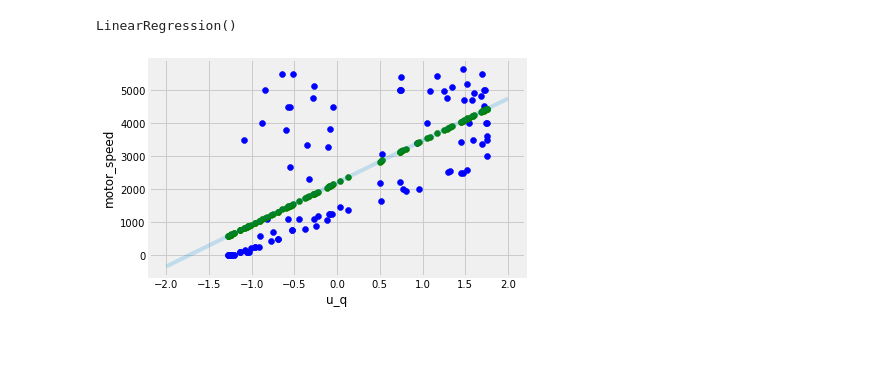
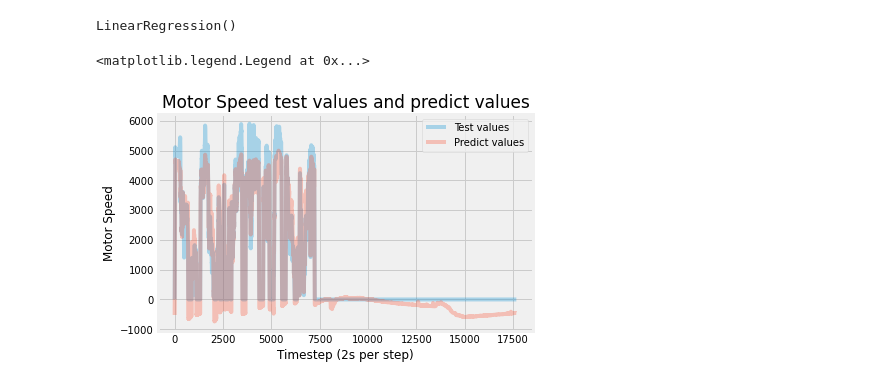
Before and after one commit to svetlz/HW, a Jupyter notebook: Дополнение к HW.ipynb, the cells around one changed output. Cells and saved outputs as stored; diff of their text form; code cells hidden in the pictures; blank space fills up the shorter version.

```diff
--- a/Дополнение к HW.ipynb
+++ b/Дополнение к HW.ipynb
@@ -36,9 +51,11 @@ df81
+# %%
+#X_train = df_train[['u_q']]
+X_train = df_train.drop(['motor_speed','torque','stator_tooth','profile_id'],axis=1) # деление на признаки (и удаление некоторых признаков) и целевую переменную трейн данные
+y_train = df_train['motor_speed']
 # %%
-X = df[['u_q']]
-y = df['motor_speed']
+#X_test = df_test[['u_q']]
+X_test = df_test.drop(['motor_speed','torque','stator_tooth','profile_id'],axis=1) # деление на признаки (и удаление некоторых признаков) и целевую переменную тест данные
+y_test = df_test['motor_speed']
-# %%
-from sklearn.model_selection import train_test_split
-X_train, X_test, y_train, y_test = train_test_split(X, y, test_size=0.2,random_state = 0)
 # %%
 cols = X_train.columns
 from sklearn.preprocessing import StandardScaler
@@ -56,22 +73,15 @@ lr.fit(X_train, y_train)
 # %% [output]
 LinearRegression()
 # %%
-y_train_predicted = lr.predict(X_train)
-y_test_predicted = lr.predict(X_test)
+y_train_pred = lr.predict(X_train)
+y_test_pred = lr.predict(X_test)
-# %%
-plt.scatter(X_test[:100], y_test[:100],color='blue')
-plt.scatter(X_test[:100], y_test_predicted[:100],color='green')
-
-def f_line(x):
-    return  lr.coef_*x + lr.intercept_
-
-x_line = np.linspace(-2, 2, 9)
-y_line = f_line(x_line)
-plt.plot(x_line, y_line, alpha = 0.2)
-
-plt.xlabel('u_q')
-plt.ylabel('motor_speed')
-
-plt.show()
-# %% [output]
-[figure, removed]
+# %%
+plt.title('Motor Speed test values and predict values', fontsize=17)
+plt.plot(np.array(y_test), alpha=0.3)
+plt.plot(y_test_pred, alpha=0.3)
+plt.xlabel("Timestep (2s per step)")
+plt.ylabel("Motor Speed")
+plt.legend(['Test values','Predict values'])
+# %% [output]
+<matplotlib.legend.Legend at 0x...>
+[figure, added]
```
Also changed, not shown: parts of 8 cells of this notebook.
